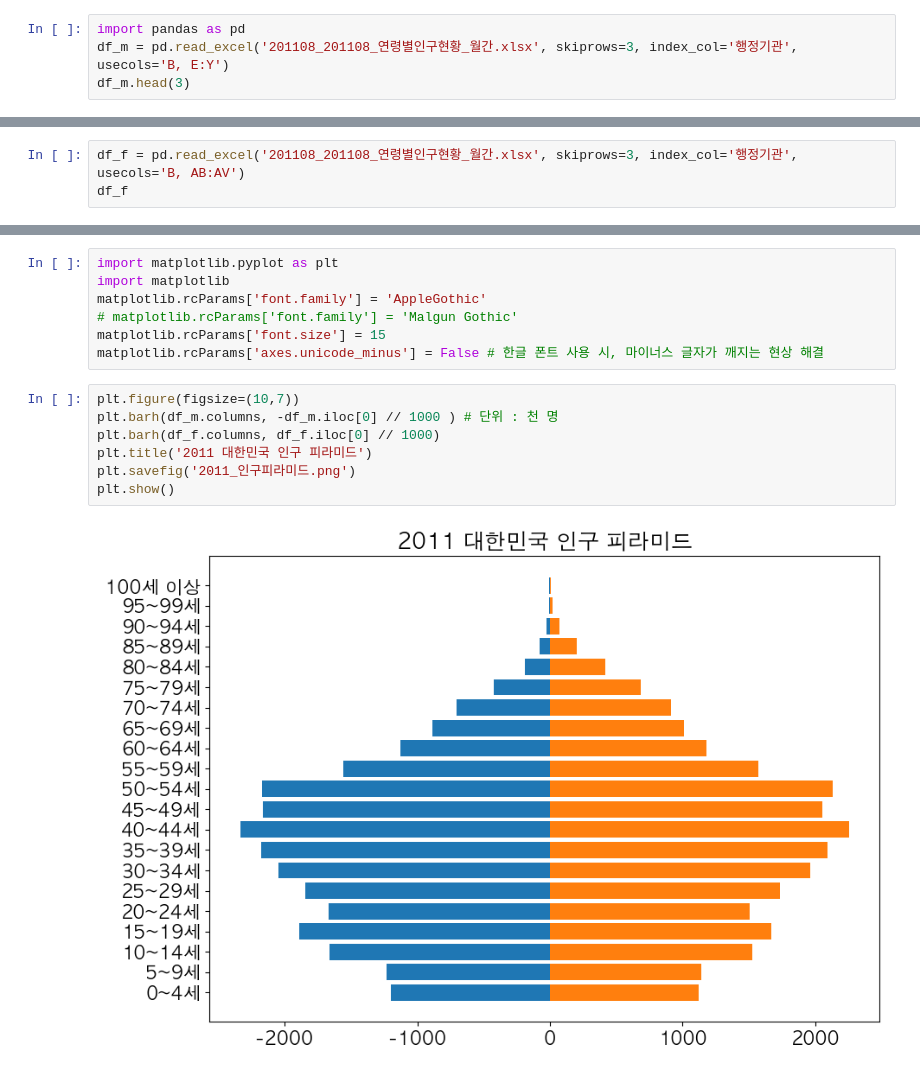
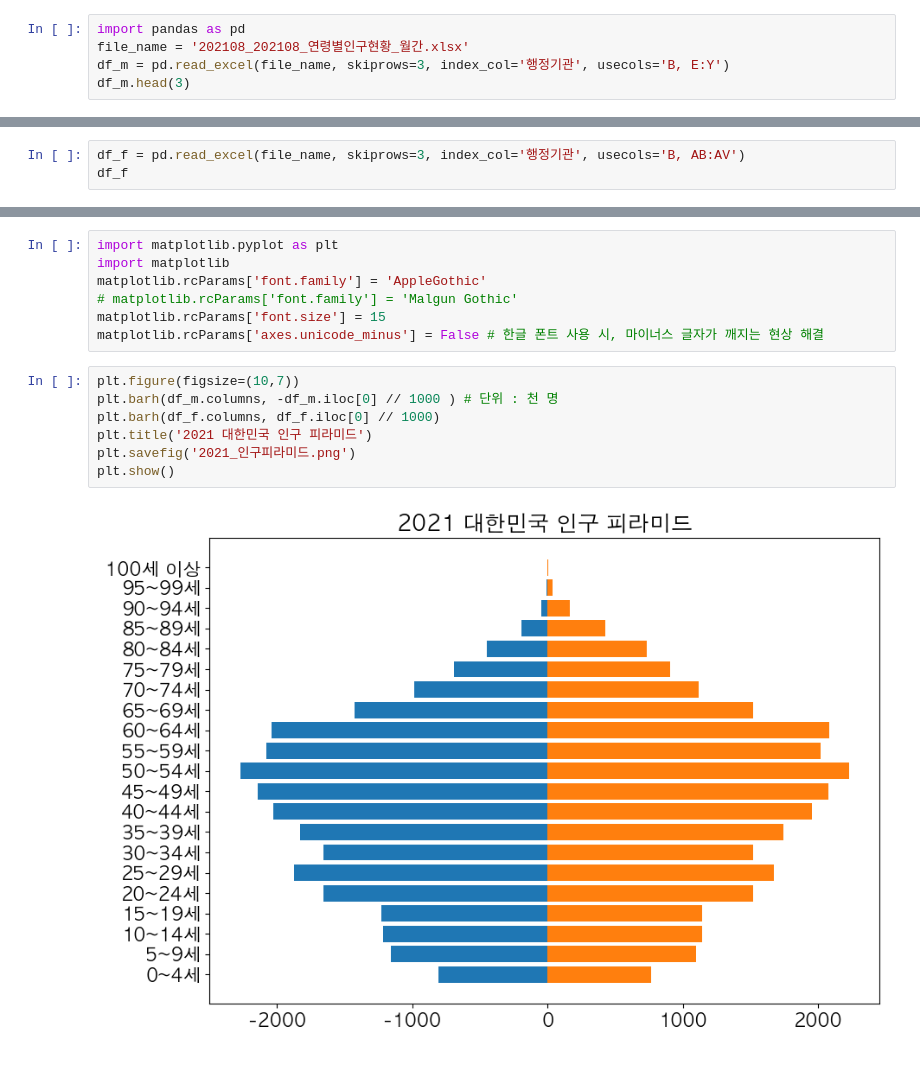
Before and after one commit to kngsujng/Data-Analysis_Study, a Jupyter notebook: PythonDataWorkspace/Project/01. 인구 피라미드.ipynb, the cells around one changed output, grey strips where cells are left out. Cells and saved outputs as stored; diff of their text form.

```diff
--- a/PythonDataWorkspace/Project/01. 인구 피라미드.ipynb
+++ b/PythonDataWorkspace/Project/01. 인구 피라미드.ipynb
@@ -4,7 +4,8 @@
 ## 남자 데이터 정의
 # %%
 import pandas as pd
-df_m = pd.read_excel('201108_201108_연령별인구현황_월간.xlsx', skiprows=3, index_col='행정기관', usecols='B, E:Y')
+file_name = '202108_202108_연령별인구현황_월간.xlsx'
+df_m = pd.read_excel(file_name, skiprows=3, index_col='행정기관', usecols='B, E:Y')
 df_m.head(3)
 # %% [output]
 |  | 0~4세 | 5~9세 | 10~14세 | 15~19세 | 20~24세 | 25~29세 | 30~34세 | 35~39세 | 40~44세 | 45~49세 | ... | ... |
@@ -38,7 +39,7 @@ Name: 전국  , dtype: object
 # %% [markdown]
 ## 여자 데이터 정의
 # %%
-df_f = pd.read_excel('201108_201108_연령별인구현황_월간.xlsx', skiprows=3, index_col='행정기관', usecols='B, AB:AV')
+df_f = pd.read_excel(file_name, skiprows=3, index_col='행정기관', usecols='B, AB:AV')
 df_f
 # %% [output]
 |  | 0~4세.1 | 5~9세.1 | 10~14세.1 | 15~19세.1 | 20~24세.1 | 25~29세.1 | 30~34세.1 | 35~39세.1 | 40~44세.1 | 45~49세.1 | ... |
@@ -107,9 +107,9 @@ matplotlib.rcParams['axes.unicode_minus'] = False # 한글 폰트 사용 시,
 # %%
 plt.figure(figsize=(10,7))
 plt.barh(df_m.columns, -df_m.iloc[0] // 1000 ) # 단위 : 천 명
 plt.barh(df_f.columns, df_f.iloc[0] // 1000)
-plt.title('2011 대한민국 인구 피라미드')
-plt.savefig('2011_인구피라미드.png')
+plt.title('2021 대한민국 인구 피라미드')
+plt.savefig('2021_인구피라미드.png')
 plt.show()
 # %% [output]
-[figure, old version]
+[figure, new version]
```
Also changed, not shown: parts of 4 cells of this notebook, 2 other files.
